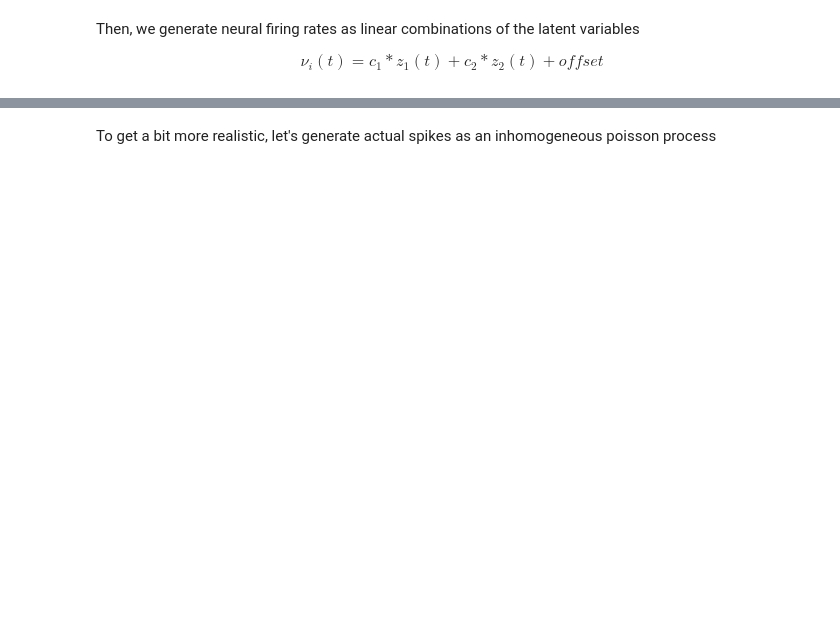
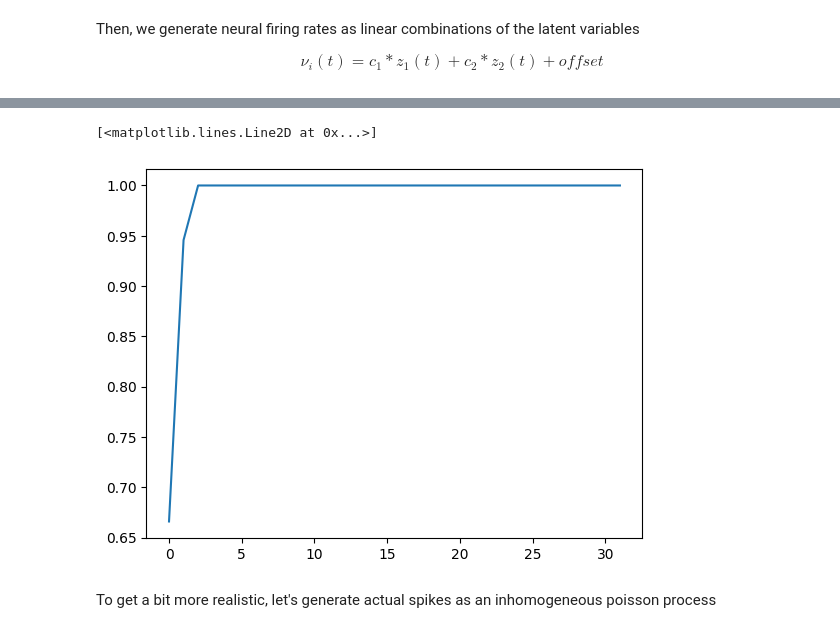
Before and after one commit to zierenberg/neural_manifolds, a Jupyter notebook: notebooks/example.ipynb, the cells around one changed output, grey strips where cells are left out. Drawn from its saved outputs; the diff is of its cells as text; code cells hidden in the pictures; blank space fills up the shorter version.

```diff
--- a/notebooks/example.ipynb
+++ b/notebooks/example.ipynb
@@ -44,9 +52,10 @@ print(rates.shape)
 # %%
-pca = PCA()
-pca.fit(rates)
-print(pca.explained_variance_ratio_)
-print(pca.singular_values_)
-plt.plot(np.cumsum(pca.explained_variance_ratio_))
+pca_orig = PCA()
+pca_orig.fit(rates)
+plt.plot(np.cumsum(pca_orig.explained_variance_ratio_))
+# %% [output]
+[<matplotlib.lines.Line2D at 0x...>]
+[figure, added]
 # %% [markdown]
 To get a bit more realistic, let's generate actual spikes as an inhomogeneous poisson process
 # %%
```
Also changed, not shown: parts of 8 cells of this notebook.
